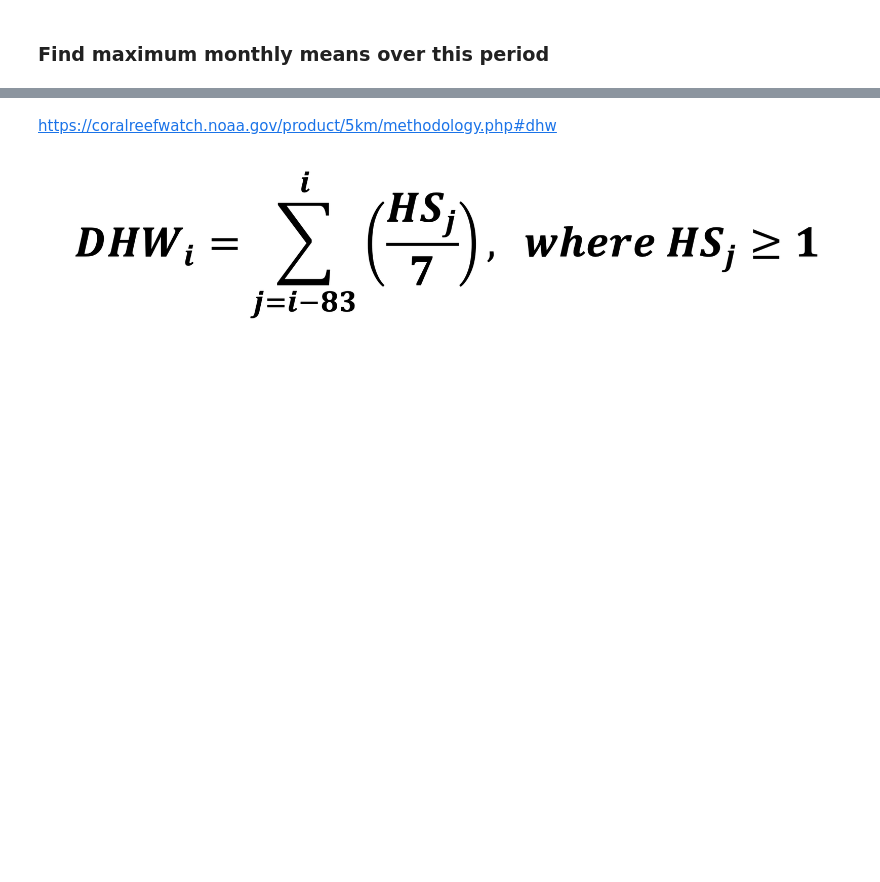
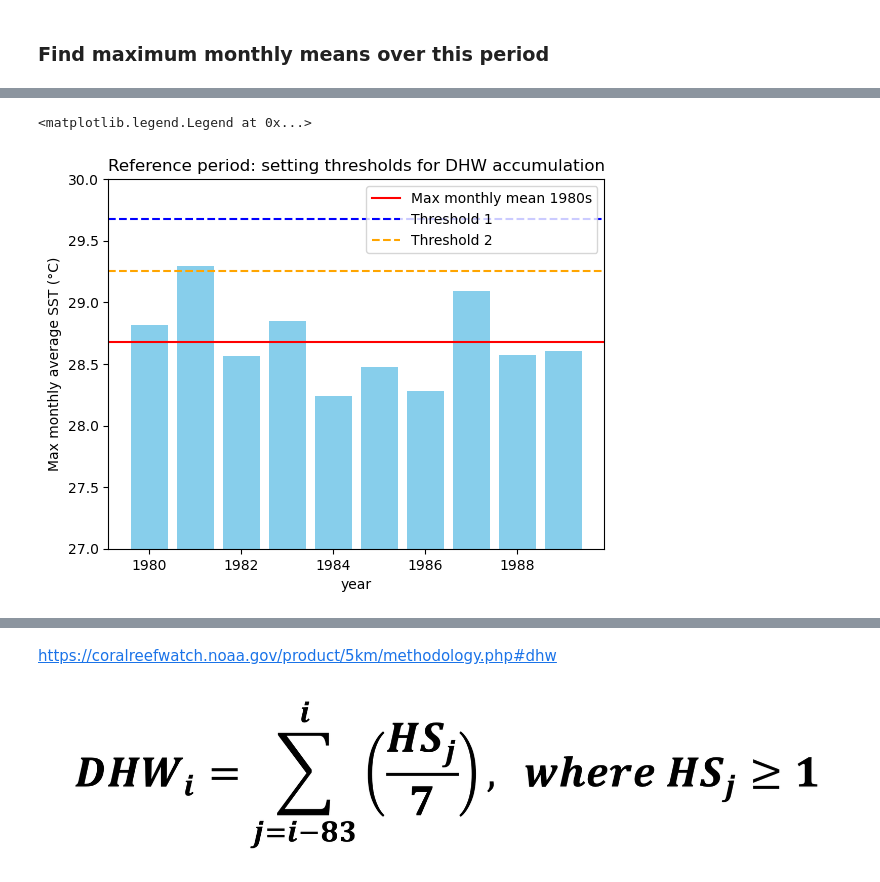
Before and after one commit to kristenkrumhardt/coral_bleaching, a Jupyter notebook: PR_heatwave/PR_ts_coral_bleaching_2thres.ipynb, the cells around one changed output, grey strips where cells are left out. Cells and saved outputs as stored; diff of their text form; code cells hidden in the pictures; blank space fills up the shorter version.

```diff
--- a/PR_heatwave/PR_ts_coral_bleaching_2thres.ipynb
+++ b/PR_heatwave/PR_ts_coral_bleaching_2thres.ipynb
@@ -164,0 +182,13 @@ Standard deviation of MMM is 0.3377209460359437
+# %%
+plt.bar(np.arange(1980,1990), ymax, color='skyblue')
+plt.title('Reference period: setting thresholds for DHW accumulation')
+plt.ylim(27,30)
+plt.axhline(MMM_NPR,color='red', label='Max monthly mean 1980s')
+plt.axhline(MMM_NPR+1,linestyle='--',label='Threshold 1',color='blue')
+plt.axhline(MMM_NPR+2*MMMstd_NPR,linestyle='--',label='Threshold 2',color='orange')
+plt.ylabel('Max monthly average SST (°C)')
+plt.xlabel('year')
+plt.legend()
+# %% [output]
+<matplotlib.legend.Legend at 0x...>
+[figure, added]
```
Also changed, not shown: parts of 18 cells of this notebook, 1 other file.
